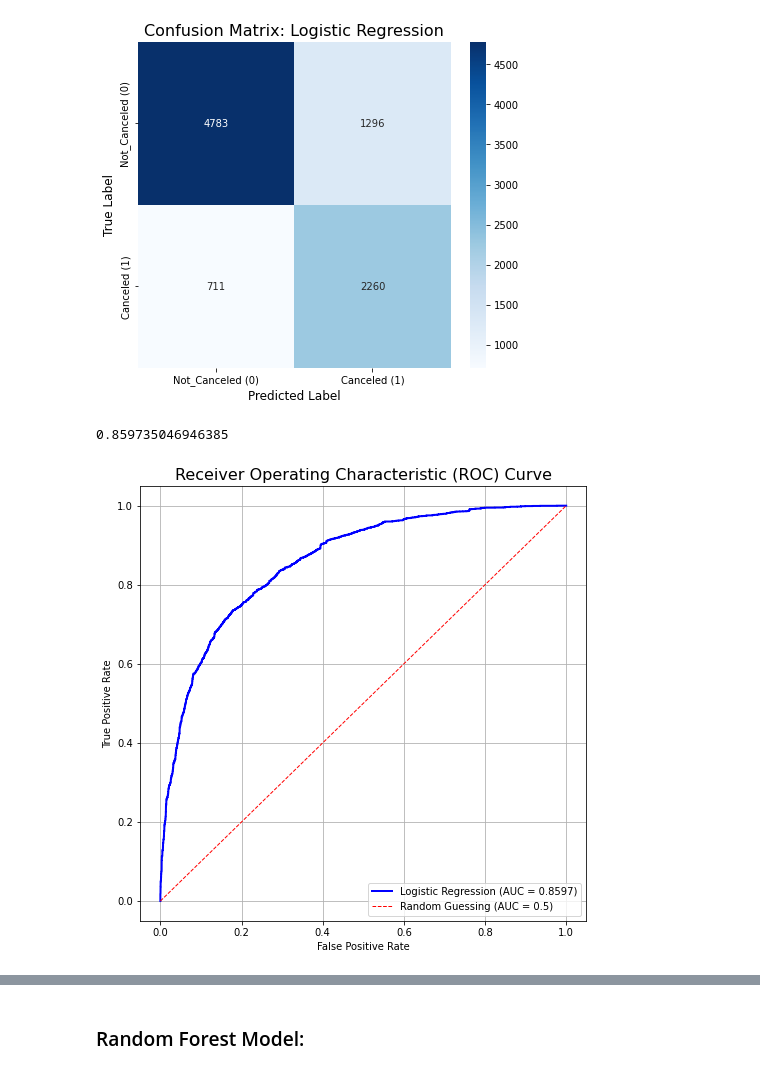
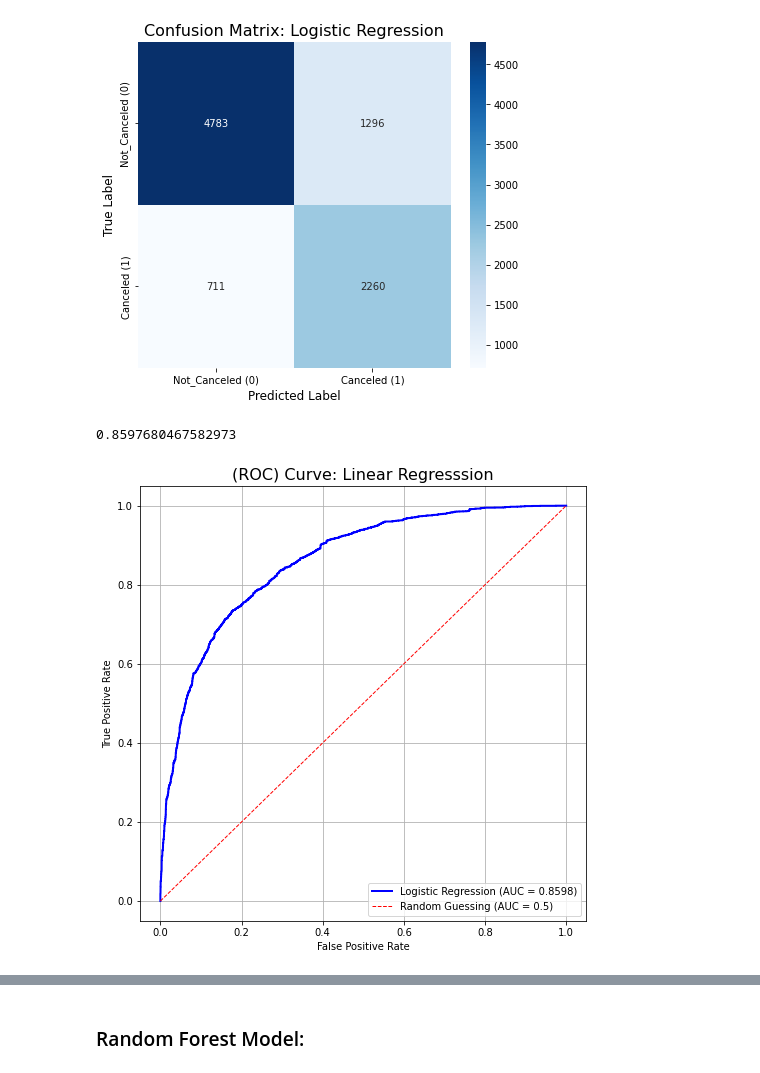
Before and after one commit to morgannash1/hotel_reservations, a Jupyter notebook: notebook.ipynb, the cells around one changed output, grey strips where cells are left out. Cells and saved outputs as stored; diff of their text form; code cells hidden in the pictures.

Commit message:
notebook/standardscalar logreg

```diff
--- a/notebook.ipynb
+++ b/notebook.ipynb
@@ -485,4 +484,18 @@ preprocessor = ColumnTransformer(
     remainder='passthrough')
+# %%
+#define numerical features to be scaled:
+num_features = list(X_train.drop(columns=cat_features).columns)
+
+#define StandardScaler
+numerical_transformer = StandardScaler()
+# %%
+#define Logistic Regression preprocessor (using both OneHotEncoder and StandardScaler as Log. Reg is distance based):
+lr_preprocessor = ColumnTransformer(
+    transformers=[
+        ('cat', cat_transformer, cat_features),
+
+        ('num', numerical_transformer, num_features)],
+    remainder='passthrough')
 # %% [markdown]
 ### Logistic Regression:
 # %%
@@ -494,9 +507,9 @@ logreg_model = LogisticRegression(
     solver='liblinear',
     random_state=42)
 
-#create the pipeline using preprocessor and logreg model:
+#create the pipeline using lr_preprocessor and logreg model:
 pipeline_logreg = Pipeline(steps=[
-    ('preprocessor', preprocessor),
+    ('preprocessor', lr_preprocessor),
     ('classifier', logreg_model)])
 # %%
 #fit the pipeline on training data:
@@ -547,27 +560,27 @@ y_proba_lr_pipe = pipeline_logreg.predict_proba(X_test)[:, 1]
 auc_score_lr = roc_auc_score(y_test, y_proba_lr_pipe)
 auc_score_lr
 # %% [output]
-0.859735046946385
+0.8597680467582973
 # %%
 #Plot ROC Curve:
 #calculate the ROC metrics (FalsePositiveRate and TruePositiveRate)
 fpr_lr, tpr_lr, thresholds_lr = roc_curve(y_test, y_proba_lr_pipe)
 
 #create plot:
 plt.figure(figsize=(8, 8))
 plt.plot(fpr_lr, tpr_lr, label=f"Logistic Regression (AUC = {auc_score_lr:.4f})", color='blue', linewidth=2)
 
 #add line for baseline- random guessing
 plt.plot([0, 1], [0, 1], linestyle='--', color='red', label='Random Guessing (AUC = 0.5)', linewidth=1)
 
 plt.xlabel('False Positive Rate')
 plt.ylabel('True Positive Rate')
-plt.title('Receiver Operating Characteristic (ROC) Curve', fontsize=16)
+plt.title('(ROC) Curve: Linear Regresssion', fontsize=16)
 plt.legend(loc="lower right")
 plt.grid(True)
 plt.show();
 # %% [output]
-[figure, old version]
+[figure, new version]
 # %%
 # 1. Access the trained Logistic Regression model from the pipeline
 lr_model_fitted = pipeline_logreg['classifier']
```
Also changed, not shown: parts of 12 cells of this notebook.
